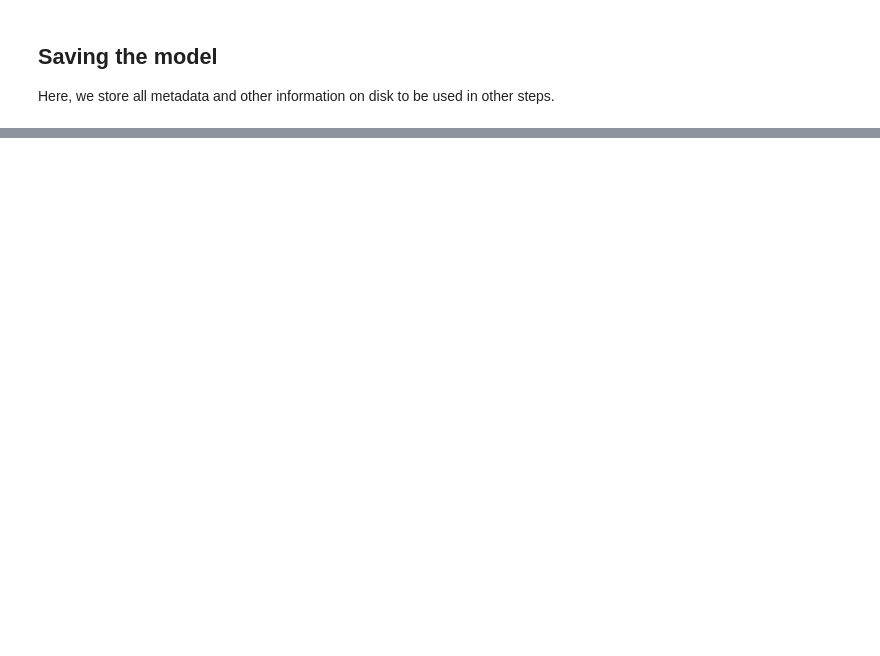
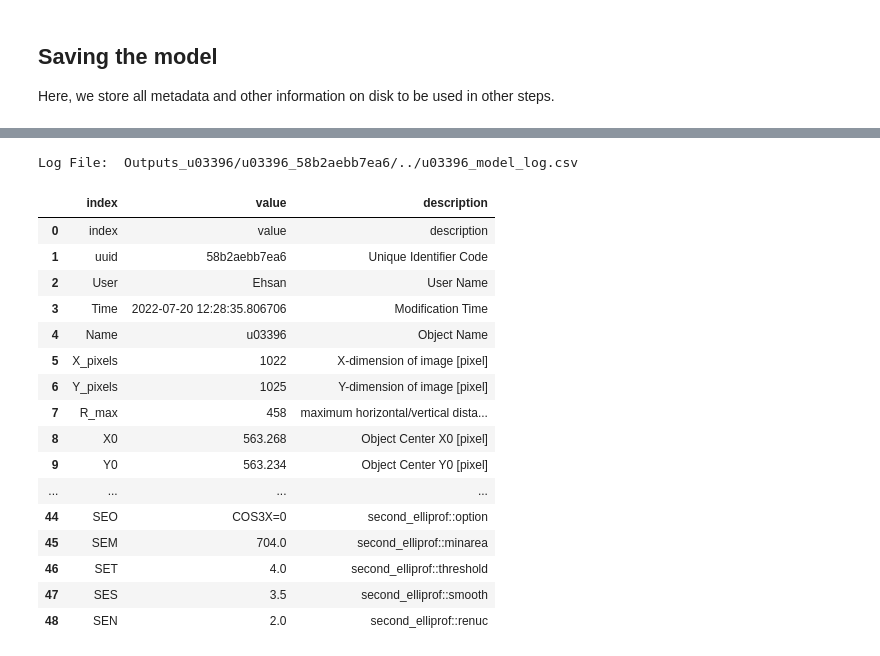
Before and after one commit to ekourkchi/old-SBF, a Jupyter notebook: notebooks/Run_elliprof_function.ipynb, the cells around one changed output, grey strips where cells are left out. Cells and saved outputs as stored; diff of their text form; code cells hidden in the pictures; blank space fills up the shorter version.

```diff
--- a/notebooks/Run_elliprof_function.ipynb
+++ b/notebooks/Run_elliprof_function.ipynb
@@ -441,0 +328,23 @@ NameError: name 'options' is not defined
+# %%
+df = obj.save_log(sky_factor)
+
+df
+# %% [output]
+Log File:  Outputs_u03396/u03396_58b2aebb7ea6/../u03396_model_log.csv
+|  | index | value | description |
+| 0 | index | value | description |
+| 1 | uuid | 58b2aebb7ea6 | Unique Identifier Code |
+| 2 | User | Ehsan | User Name |
+| 3 | Time | 2022-07-20 12:28:35.806706 | Modification Time |
+| 4 | Name | u03396 | Object Name |
+| 5 | X_pixels | 1022 | X-dimension of image [pixel] |
+| 6 | Y_pixels | 1025 | Y-dimension of image [pixel] |
+| 7 | R_max | 458 | maximum horizontal/vertical dista... |
+| 8 | X0 | 563.268 | Object Center X0 [pixel] |
+| 9 | Y0 | 563.234 | Object Center Y0 [pixel] |
+| ... | ... | ... | ... |
+| 44 | SEO | COS3X=0 | second_elliprof::option |
+| 45 | SEM | 704.0 | second_elliprof::minarea |
+| 46 | SET | 4.0 | second_elliprof::threshold |
+| 47 | SES | 3.5 | second_elliprof::smooth |
+| 48 | SEN | 2.0 | second_elliprof::renuc |
```
Also changed, not shown: parts of 20 cells of this notebook, 4 other files.
